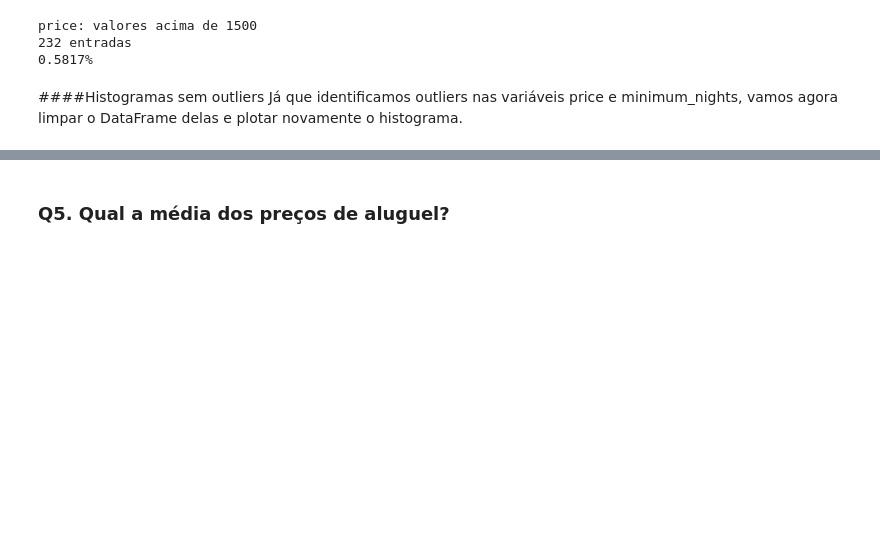
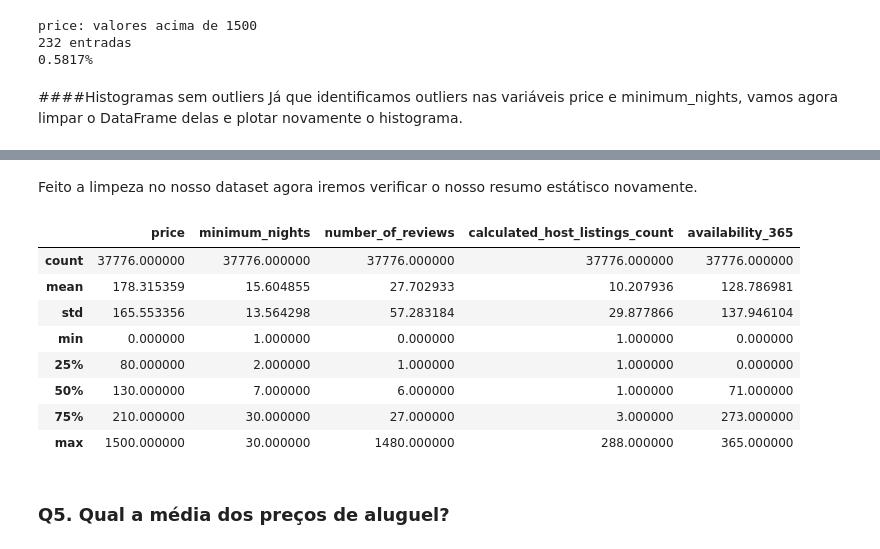
Before and after one commit to jeremiasAmorim/Repository_01, a Jupyter notebook: Projeto_Airbnb_New_York.ipynb, the cells around one changed output, grey strips where cells are left out. Cells and saved outputs as stored; diff of their text form; code cells hidden in the pictures; blank space fills up the shorter version.

```diff
--- a/Projeto_Airbnb_New_York.ipynb
+++ b/Projeto_Airbnb_New_York.ipynb
@@ -227,3 +230,17 @@ df_clean.hist(bins=15, figsize=(15,10));
+# %% [markdown]
+Feito a limpeza no nosso dataset agora iremos verificar o nosso resumo estátisco novamente.
+# %%
+df_clean[['price', 'minimum_nights', 'number_of_reviews', 'calculated_host_listings_count', 'availability_365']].describe()
+# %% [output]
+|  | price | minimum_nights | number_of_reviews | calculated_host_listings_count | availability_365 |
+| count | 37776.000000 | 37776.000000 | 37776.000000 | 37776.000000 | 37776.000000 |
+| mean | 178.315359 | 15.604855 | 27.702933 | 10.207936 | 128.786981 |
+| std | 165.553356 | 13.564298 | 57.283184 | 29.877866 | 137.946104 |
+| min | 0.000000 | 1.000000 | 0.000000 | 1.000000 | 0.000000 |
+| 25% | 80.000000 | 2.000000 | 1.000000 | 1.000000 | 0.000000 |
+| 50% | 130.000000 | 7.000000 | 6.000000 | 1.000000 | 71.000000 |
+| 75% | 210.000000 | 30.000000 | 27.000000 | 3.000000 | 273.000000 |
+| max | 1500.000000 | 30.000000 | 1480.000000 | 288.000000 | 365.000000 |
 # %% [markdown]
 ### **Q5. Qual a média dos preços de aluguel?**
 # %%
```
Also changed, not shown: parts of 19 cells of this notebook.
